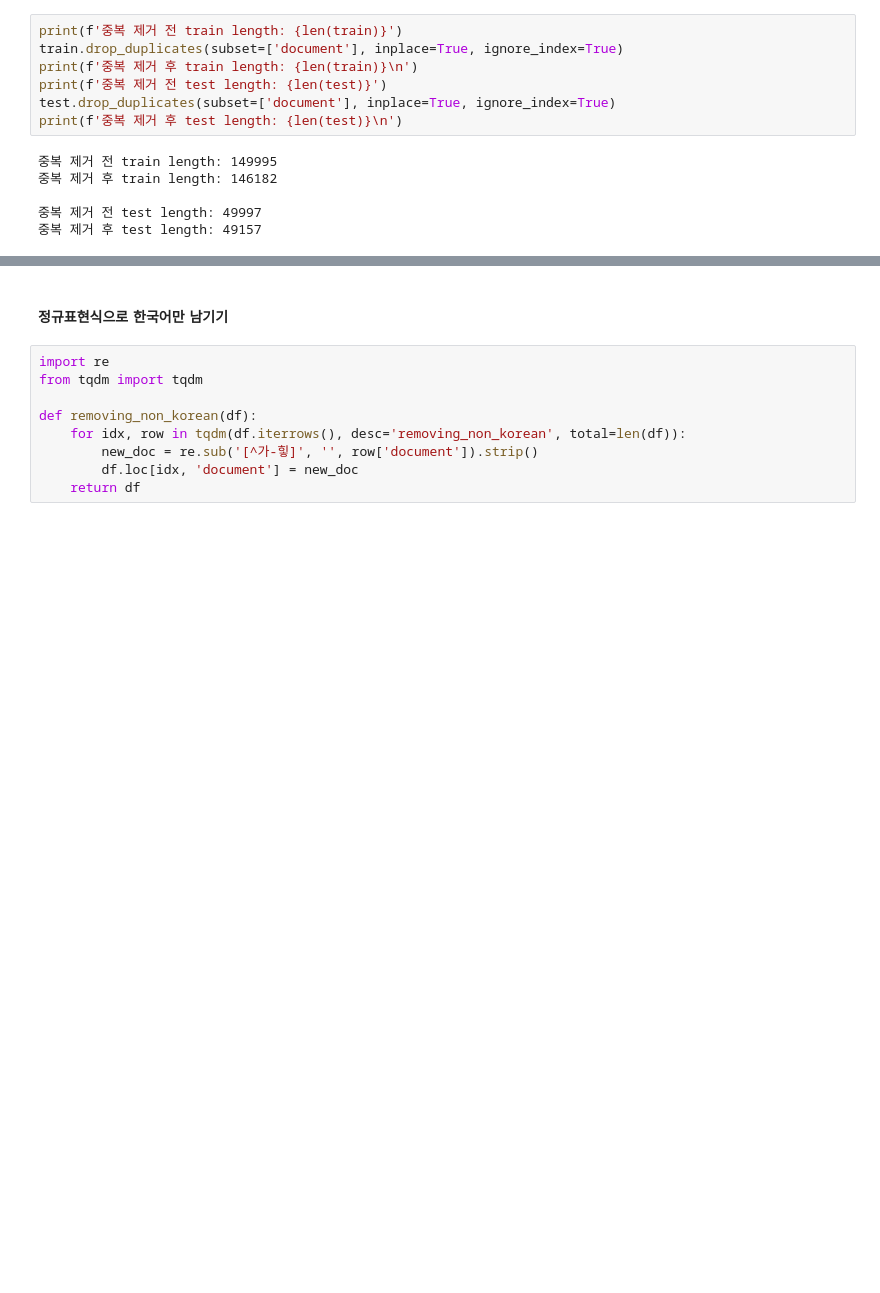
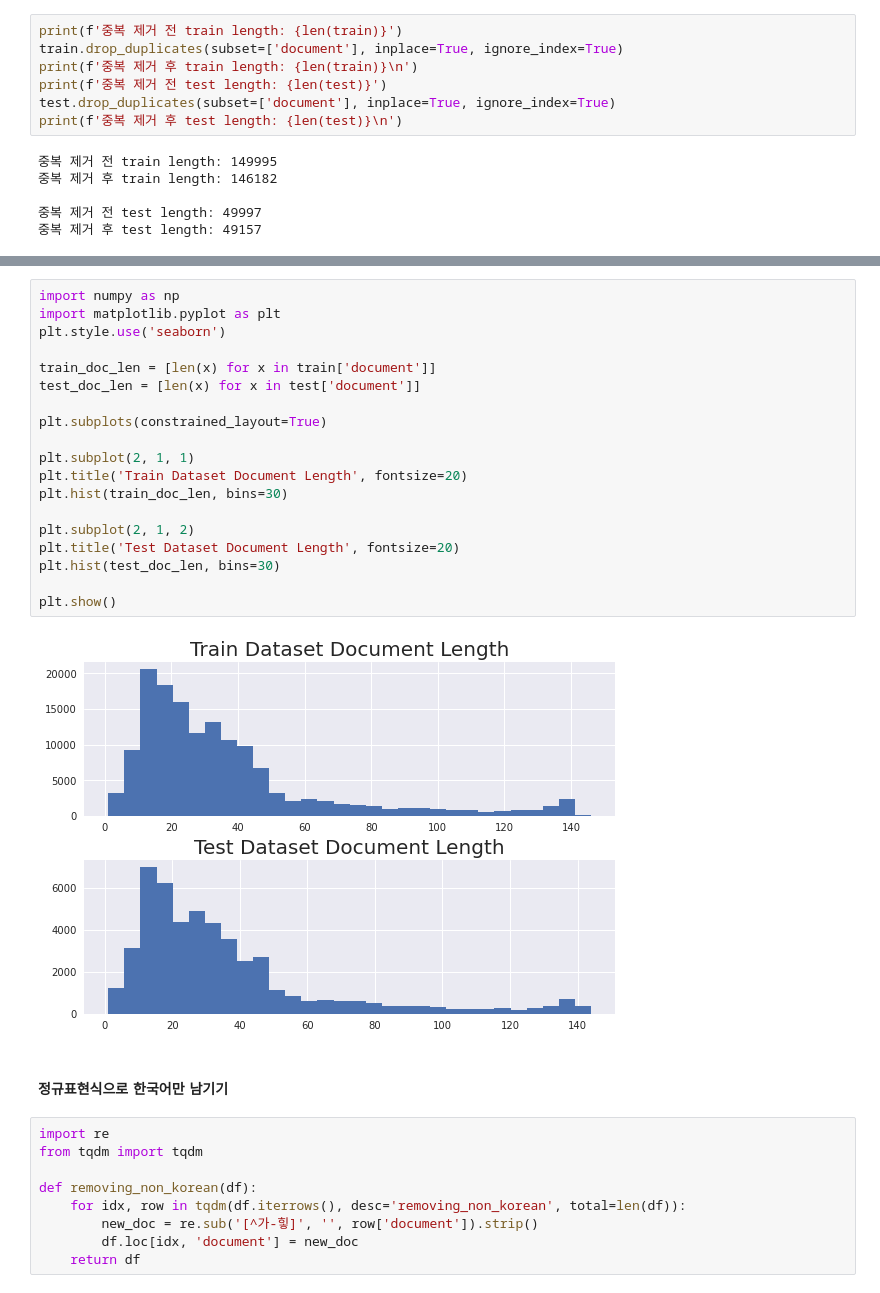
Before and after one commit to jaylnne/nsmc-bert-pytorch_lightning, a Jupyter notebook: Preprocessing.ipynb, the cells around one changed output, grey strips where cells are left out. Saved outputs shown, nothing was run; the diff lists cells and outputs as text; blank space fills up the shorter version.

```diff
--- a/Preprocessing.ipynb
+++ b/Preprocessing.ipynb
@@ -55,3 +77,24 @@ print(f'중복 제거 후 test length: {len(test)}\n')
+# %%
+import numpy as np
+import matplotlib.pyplot as plt
+plt.style.use('seaborn')
+
+train_doc_len = [len(x) for x in train['document']]
+test_doc_len = [len(x) for x in test['document']]
+
+plt.subplots(constrained_layout=True)
+
+plt.subplot(2, 1, 1)
+plt.title('Train Dataset Document Length', fontsize=20)
+plt.hist(train_doc_len, bins=30)
+
+plt.subplot(2, 1, 2)
+plt.title('Test Dataset Document Length', fontsize=20)
+plt.hist(test_doc_len, bins=30)
+
+plt.show()
+# %% [output]
+[figure, added]
 # %% [markdown]
 #### 정규표현식으로 한국어만 남기기
 # %%
```
Also changed, not shown: parts of 2 cells of this notebook.
